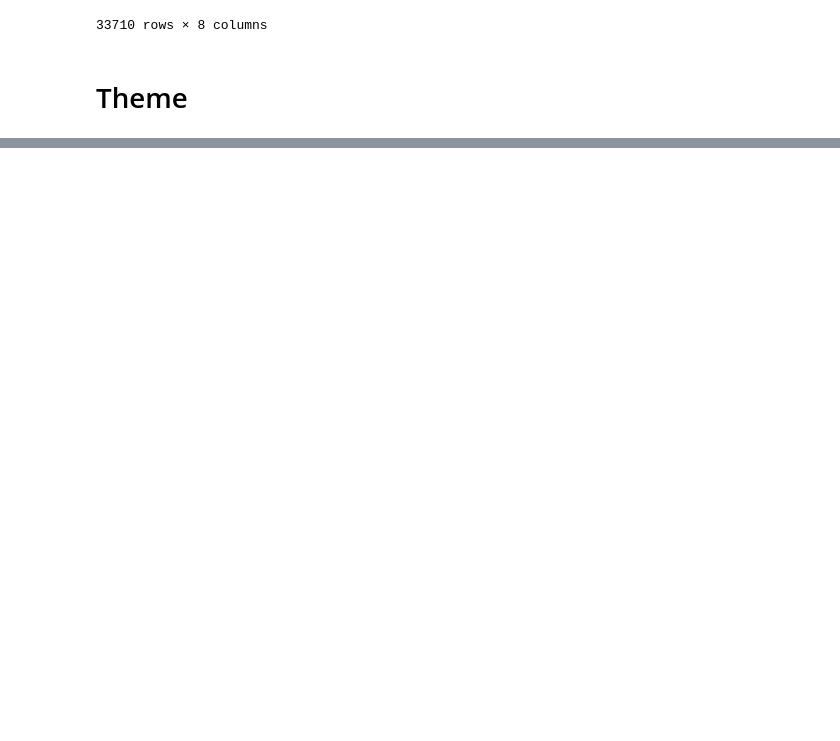
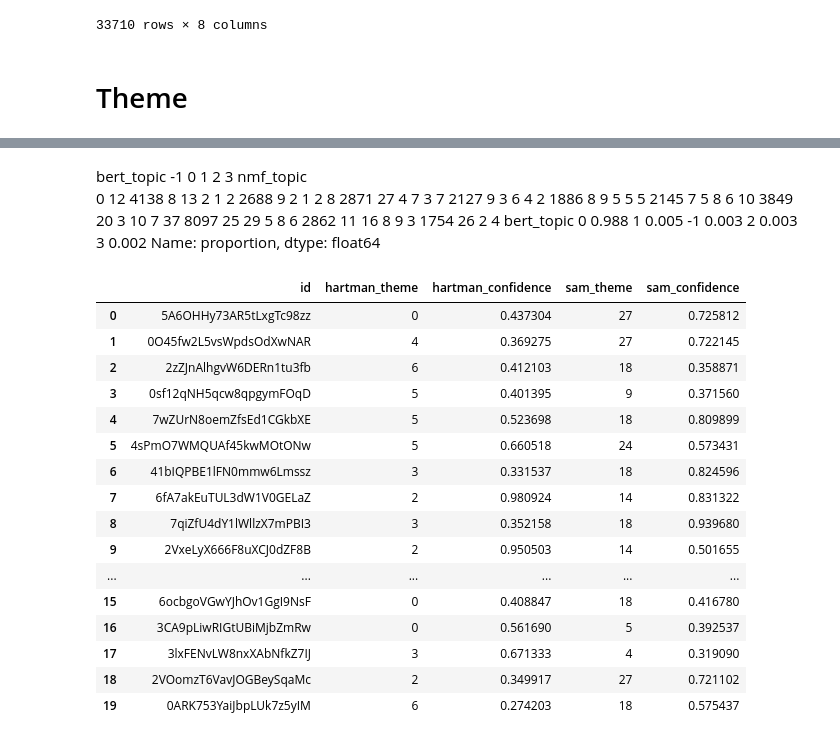
Before and after one commit to adrienlefebvre6/hit-factors, a Jupyter notebook: lyrics.ipynb, the cells around one changed output, grey strips where cells are left out. Saved outputs shown, nothing was run; the diff lists cells and outputs as text; code cells hidden in the pictures; blank space fills up the shorter version.

```diff
--- a/lyrics.ipynb
+++ b/lyrics.ipynb
@@ -111,0 +368,41 @@ lyr
+# %% [markdown]
+bert_topic  -1     0   1   2   3
+nmf_topic
+0           12  4138   8  13   2
+1            2  2688   9   2   1
+2            8  2871  27   4   7
+3            7  2127   9   3   6
+4            2  1886   8   9   5
+5            5  2145   7   5   8
+6           10  3849  20   3  10
+7           37  8097  25  29   5
+8            6  2862  11  16   8
+9            3  1754  26   2   4
+bert_topic
+ 0    0.988
+ 1    0.005
+-1    0.003
+ 2    0.003
+ 3    0.002
+Name: proportion, dtype: float64
+# %%
+theme = pd.read_csv('./data/theme.csv')
+theme.head(20)
+# %% [output]
+|  | id | hartman_theme | hartman_confidence | sam_theme | sam_confidence |
+| 0 | 5A6OHHy73AR5tLxgTc98zz | 0 | 0.437304 | 27 | 0.725812 |
+| 1 | 0O45fw2L5vsWpdsOdXwNAR | 4 | 0.369275 | 27 | 0.722145 |
+| 2 | 2zZJnAlhgvW6DERn1tu3fb | 6 | 0.412103 | 18 | 0.358871 |
+| 3 | 0sf12qNH5qcw8qpgymFOqD | 5 | 0.401395 | 9 | 0.371560 |
+| 4 | 7wZUrN8oemZfsEd1CGkbXE | 5 | 0.523698 | 18 | 0.809899 |
+| 5 | 4sPmO7WMQUAf45kwMOtONw | 5 | 0.660518 | 24 | 0.573431 |
+| 6 | 41bIQPBE1lFN0mmw6Lmssz | 3 | 0.331537 | 18 | 0.824596 |
+| 7 | 6fA7akEuTUL3dW1V0GELaZ | 2 | 0.980924 | 14 | 0.831322 |
+| 8 | 7qiZfU4dY1lWllzX7mPBI3 | 3 | 0.352158 | 18 | 0.939680 |
+| 9 | 2VxeLyX666F8uXCJ0dZF8B | 2 | 0.950503 | 14 | 0.501655 |
+| ... | ... | ... | ... | ... | ... |
+| 15 | 6ocbgoVGwYJhOv1GgI9NsF | 0 | 0.408847 | 18 | 0.416780 |
+| 16 | 3CA9pLiwRIGtUBiMjbZmRw | 0 | 0.561690 | 5 | 0.392537 |
+| 17 | 3lxFENvLW8nxXAbNfkZ7IJ | 3 | 0.671333 | 4 | 0.319090 |
+| 18 | 2VOomzT6VavJOGBeySqaMc | 2 | 0.349917 | 27 | 0.721102 |
+| 19 | 0ARK753YaiJbpLUk7z5yIM | 6 | 0.274203 | 18 | 0.575437 |
```
Also changed, not shown: parts of 16 cells of this notebook, 5 other files.
